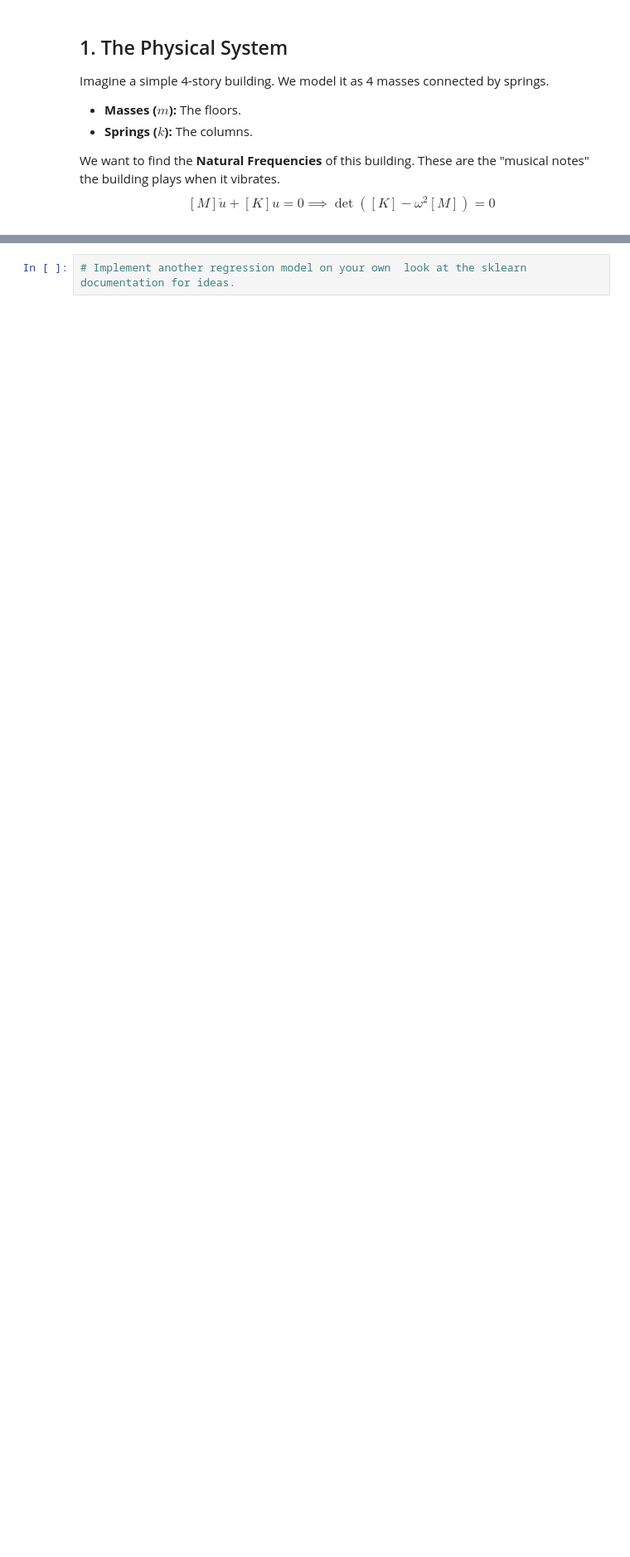
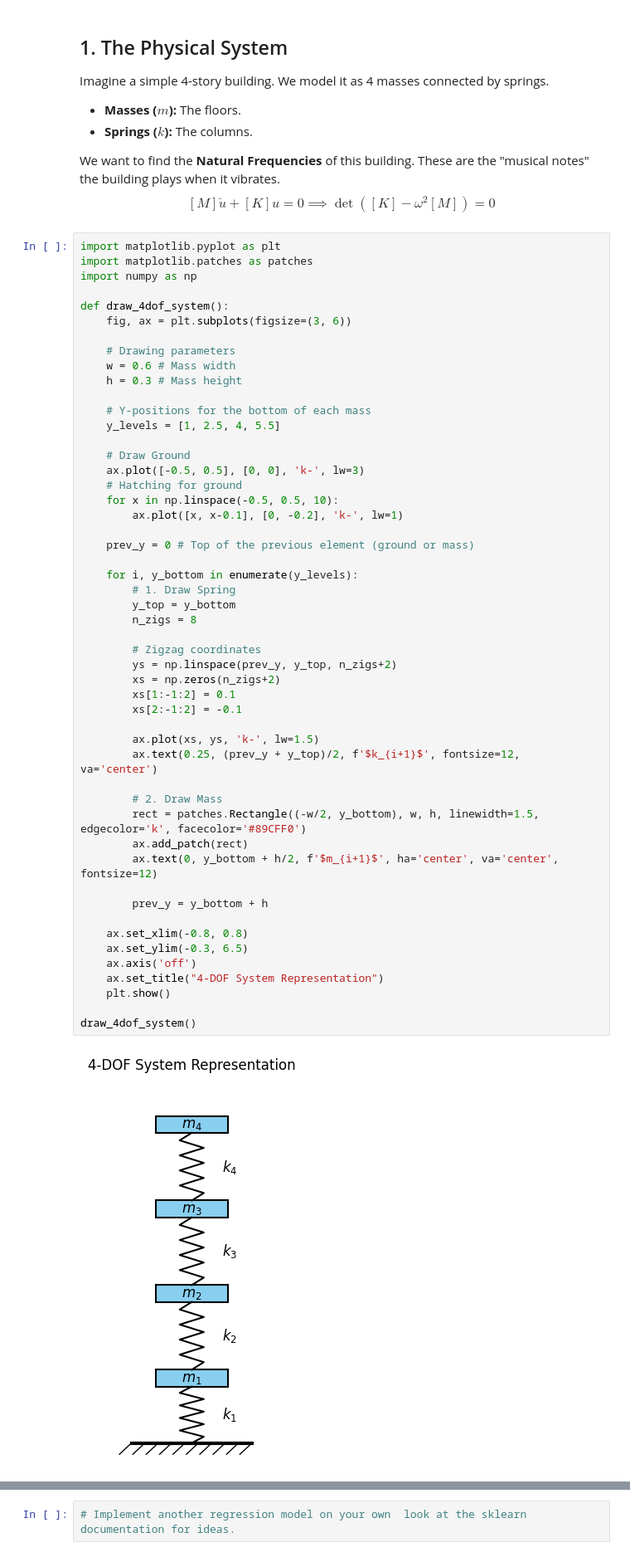
Before and after one commit to YacineBelHadj/Uliege, a Jupyter notebook: damage_detection_demo.ipynb, the cells around one changed output, grey strips where cells are left out. Shown at 83% size. Drawn from its saved outputs; the diff is of its cells as text; blank space fills up the shorter version.

```diff
--- a/damage_detection_demo.ipynb
+++ b/damage_detection_demo.ipynb
@@ -42,6 +42,59 @@ Imagine a simple 4-story building. We model it as 4 masses connected by springs.
 
 We want to find the **Natural Frequencies** of this building. These are the "musical notes" the building plays when it vibrates.
 $$ [M] \ddot{u} + [K] u = 0 \implies \det([K] - \omega^2 [M]) = 0 $$
+# %%
+import matplotlib.pyplot as plt
+import matplotlib.patches as patches
+import numpy as np
+
+def draw_4dof_system():
+    fig, ax = plt.subplots(figsize=(3, 6))
+
+    # Drawing parameters
+    w = 0.6 # Mass width
+    h = 0.3 # Mass height
+
+    # Y-positions for the bottom of each mass
+    y_levels = [1, 2.5, 4, 5.5]
+
+    # Draw Ground
+    ax.plot([-0.5, 0.5], [0, 0], 'k-', lw=3)
+    # Hatching for ground
+    for x in np.linspace(-0.5, 0.5, 10):
+        ax.plot([x, x-0.1], [0, -0.2], 'k-', lw=1)
+
+    prev_y = 0 # Top of the previous element (ground or mass)
+
+    for i, y_bottom in enumerate(y_levels):
+        # 1. Draw Spring
+        y_top = y_bottom
+        n_zigs = 8
+
+        # Zigzag coordinates
+        ys = np.linspace(prev_y, y_top, n_zigs+2)
+        xs = np.zeros(n_zigs+2)
+        xs[1:-1:2] = 0.1
+        xs[2:-1:2] = -0.1
+
+        ax.plot(xs, ys, 'k-', lw=1.5)
+        ax.text(0.25, (prev_y + y_top)/2, f'$k_{i+1}$', fontsize=12, va='center')
+
+        # 2. Draw Mass
+        rect = patches.Rectangle((-w/2, y_bottom), w, h, linewidth=1.5, edgecolor='k', facecolor='#89CFF0')
+        ax.add_patch(rect)
+        ax.text(0, y_bottom + h/2, f'$m_{i+1}$', ha='center', va='center', fontsize=12)
+
+        prev_y = y_bottom + h
+
+    ax.set_xlim(-0.8, 0.8)
+    ax.set_ylim(-0.3, 6.5)
+    ax.axis('off')
+    ax.set_title("4-DOF System Representation")
+    plt.show()
+
+draw_4dof_system()
+# %% [output]
+[figure, added]
 # %%
 import numpy as np
 import matplotlib.pyplot as plt
```
Also changed, not shown: parts of 12 cells of this notebook.
